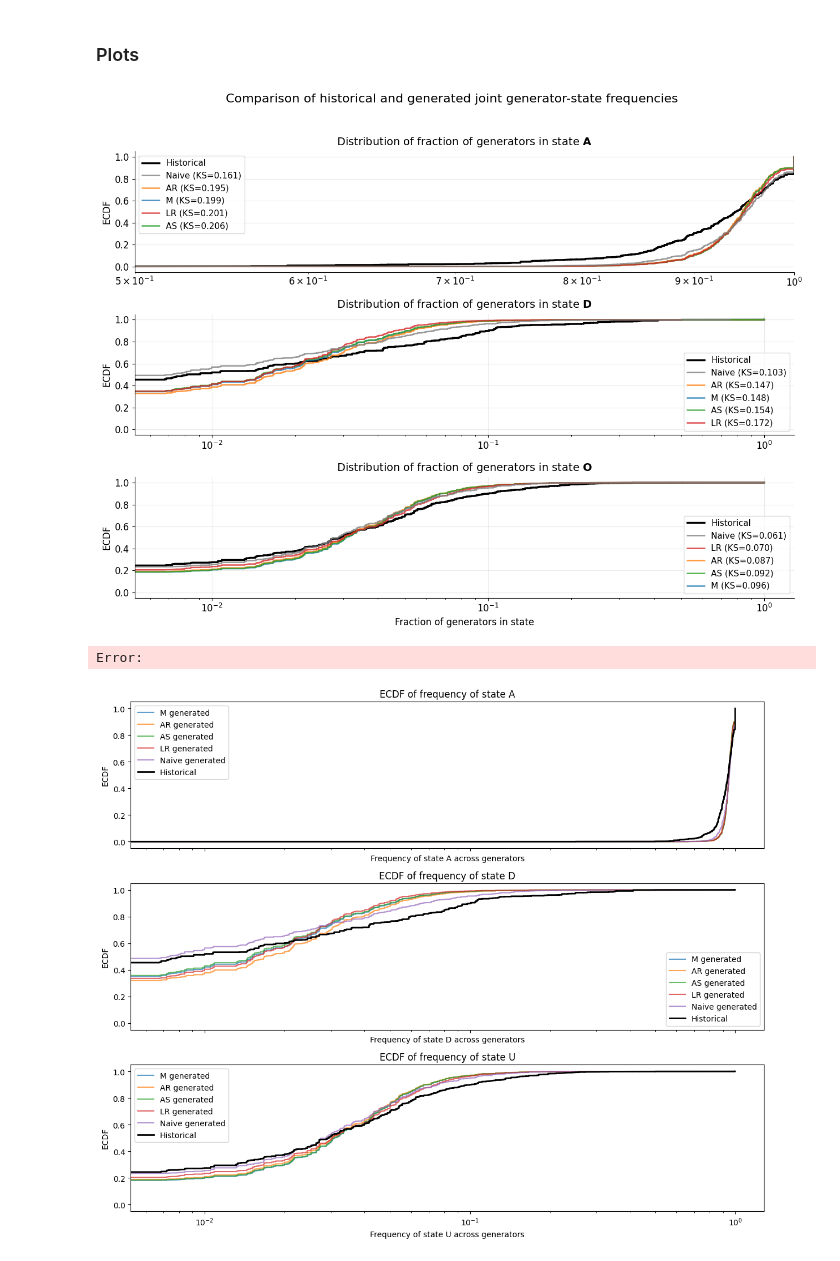
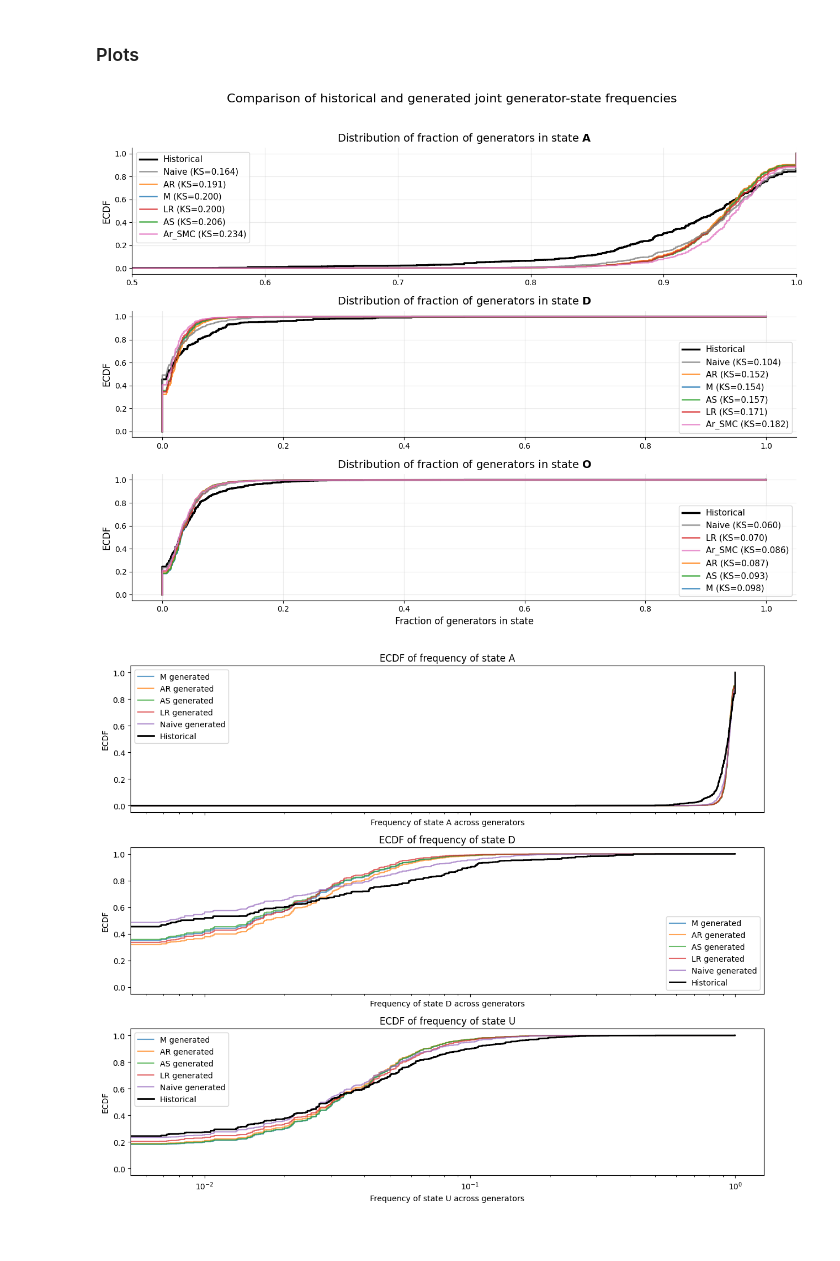
Before and after one commit to malo-lahogue/Generator-outage-probability, a Jupyter notebook: Notebooks/ARCHIVE/model_validation.ipynb, the cells around one changed output. Cells and saved outputs as stored; diff of their text form; code cells hidden in the pictures.

```diff
--- a/Notebooks/model_validation.ipynb
+++ b/Notebooks/ARCHIVE/model_validation.ipynb
@@ -726,0 +1238,2 @@ No probability dataframe found for state: NEW HAMPSHIRE, model: Naive
+# %%
+stress_df = pd.read_csv(f'../Results/GAM/{folder_name}/_SMC_5sALL_/GAM__results_test.csv', parse_dates=['Datetime_UTC'])
@@ -726,0 +1300,18 @@ No probability dataframe found for state: NEW HAMPSHIRE, model: Naive
+# %%
+generated_mean_occupancy_Abar = defaultdict(dict)  # model -> scenario_id -> df
+
+for model, model_states in state_occupancy_generated.items():
+    model_dfs = defaultdict(list)
+    for state, dfs in model_states.items():
+        for scenario_id, df in enumerate(dfs):
+            tmp = df.copy()
+            tmp["Stress_bin"] = pd.cut(tmp["Stress"], bins=bin_edges, labels=False, include_lowest=True)
+            model_dfs[scenario_id].append(tmp)
+
+    for scenario_id, df_list in model_dfs.items():
+        scenario_df = pd.concat(df_list, ignore_index=True)
+        mean_occupancy = (scenario_df
+                          .groupby("Stress_bin")[["nA","nD","nO","n"]]
+                          .sum()
+                          .reset_index())
+        generated_mean_occupancy_Abar[model][scenario_id] = mean_occupancy
@@ -744,10 +1494,11 @@ for state, gen_scenarios in historical_scenarios_per_state.items():
     historical_frequencies.append(state_df[['Datetime_UTC', 'State', 'f_A', 'f_D', 'f_U', 'num_generators']].copy())
 
 historical_frequencies = pd.concat(historical_frequencies, axis=0).reset_index(drop=True)
+historical_frequencies.rename(columns={'f_U': 'f_O'}, inplace=True)
 # %% [markdown]
 ### Generated frequencies of states
 # %%
-generated_frequencies = defaultdict(list) # model -> list of dataframes with columns ['Datetime_UTC', 'State', 'f_A', 'f_D', 'f_U', 'num_generators']
+generated_frequencies = defaultdict(list) # model -> list of dataframes with columns ['Datetime_UTC', 'State', 'f_A', 'f_D', 'f_O', 'num_generators']
 
 for model_name, model_scenarios in generated_scenarios_by_state.items():
     for state, scenarios_per_gen in tqdm(model_scenarios.items(), total=len(model_scenarios), desc=f"Processing generated scenarios for model: {model_name}"):
@@ -758,13 +1509,13 @@ for model_name, model_scenarios in generated_scenarios_by_state.items():
             scenarios_state = pd.concat(state_scenarios, axis=0)
             state_df = scenarios_state.groupby(['Datetime_UTC', 'Gen_state']).size().reset_index(name='count').pivot(index='Datetime_UTC', columns='Gen_state', values='count').fillna(0).reset_index()
             state_df['State'] = state
-            for gen_state in ['A', 'D', 'U']:
+            for gen_state in ['A', 'D', 'O']:
                 if gen_state not in state_df.columns:
                     state_df[gen_state] = 0
-            state_df['num_generators'] = state_df[['A', 'D', 'U']].sum(axis=1)
-            for gen_state in ['A', 'D', 'U']:
+            state_df['num_generators'] = state_df[['A', 'D', 'O']].sum(axis=1)
+            for gen_state in ['A', 'D', 'O']:
                 state_df[f'f_{gen_state}'] = state_df[gen_state] / state_df['num_generators']
-            generated_frequencies[model_name].append(state_df[['Datetime_UTC', 'State', 'f_A', 'f_D', 'f_U', 'num_generators']].copy())
+            generated_frequencies[model_name].append(state_df[['Datetime_UTC', 'State', 'f_A', 'f_D', 'f_O', 'num_generators']].copy())
 # %% [markdown]
 ### Plots
 # %%
@@ -806,7 +1557,7 @@ import matplotlib.pyplot as plt
 def plot_state_fraction_ecdfs(
     historical_frequencies,
     generated_frequencies,
-    gen_states=('A', 'D', 'U'),
+    gen_states=('A', 'D', 'O'),
     model_colors=None,
     figsize=(13, 10),
 ):
@@ -867,7 +1618,7 @@ def plot_state_fraction_ecdfs(
         ax.spines["top"].set_visible(False)
         ax.spines["right"].set_visible(False)
 
-        ax.set_xscale("log")
+        # ax.set_xscale("log")
 
         # order legend by increasing KS
         handles, labels = ax.get_legend_handles_labels()
@@ -881,36 +1632,43 @@ def plot_state_fraction_ecdfs(
         model_entries_sorted = sorted(
             model_entries,
             key=lambda x: float(x[1].split("KS=")[1].rstrip(")"))
         )
 
         handles_sorted = [hist_handle] + [h for h, _ in model_entries_sorted]
         labels_sorted  = [hist_label]  + [l for _, l in model_entries_sorted]
 
         ax.legend(
             handles_sorted,
             labels_sorted,
             fontsize=11,
             frameon=True,
             loc="lower right" if gen_state != 'A' else "upper left"
         )
         if gen_state == 'A':
             ax.set_xlim(0.5,1)
 
     axs[-1].set_xlabel("Fraction of generators in state", fontsize=12)
 
     fig.suptitle(
         "Comparison of historical and generated joint generator-state frequencies",
         fontsize=16,
         y=0.98
     )
 
     plt.tight_layout(rect=[0, 0, 1, 0.96])
     plt.show()
 
-plot_state_fraction_ecdfs(historical_frequencies, generated_frequencies, gen_states=['A', 'D', 'U'], model_colors=model_colors)
+model_colors = {
+    'M': 'tab:blue',
+    'AR': 'tab:orange',
+    'Ar_SMC': 'tab:pink',
+    'AS': 'tab:green',
+    'LR': 'tab:red',
+    'Naive': 'tab:gray',
+}
+plot_state_fraction_ecdfs(historical_frequencies, generated_frequencies, gen_states=['A', 'D', 'O'], model_colors=model_colors)
 # %% [output]
-[figure, old version]
+[figure, new version]
-Error:
 # %%
 fig, axs = plt.subplots(3, 1, figsize=(12, 10), sharex=True)
 for i, gen_state in enumerate(['A', 'D', 'U']):
```
Also changed, not shown: parts of 36 cells of this notebook, 19 other files.
